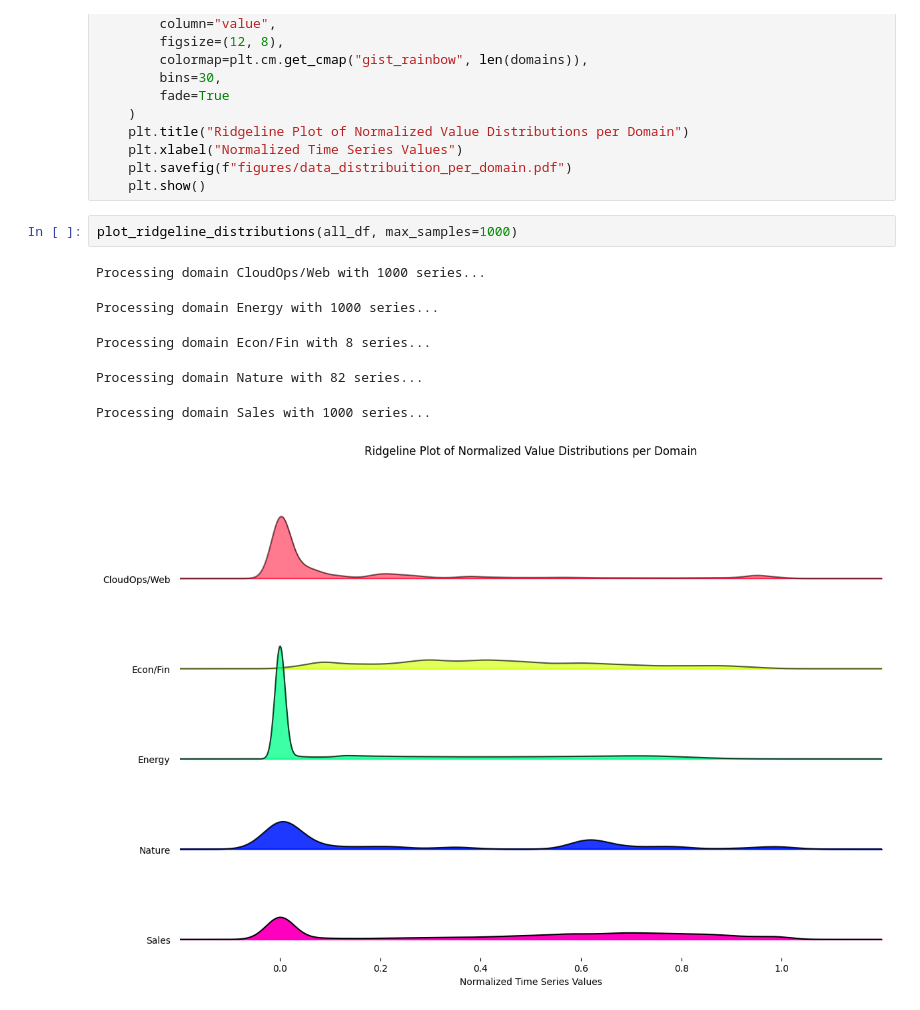
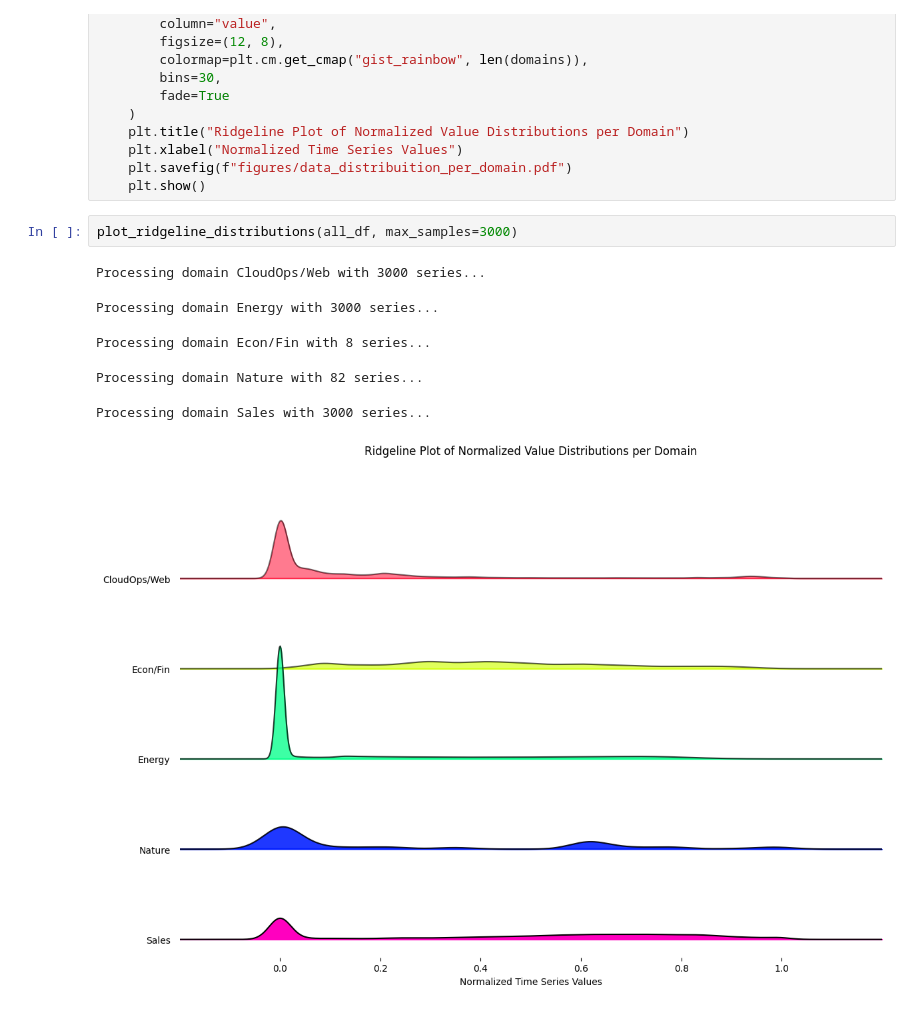
Before and after one commit to GiuliaGhisolfi/TSFM-ZeroShotEval, a Jupyter notebook: src/11_DataDistribuition.ipynb, the cells around one changed output. Cells and saved outputs as stored; diff of their text form.

```diff
--- a/src/11_DataDistribuition.ipynb
+++ b/src/11_DataDistribuition.ipynb
@@ -188,11 +188,11 @@ def plot_ridgeline_distributions(df, max_samples=1000):
     plt.savefig(f"figures/data_distribuition_per_domain.pdf")
     plt.show()
 # %%
-plot_ridgeline_distributions(all_df, max_samples=1000)
+plot_ridgeline_distributions(all_df, max_samples=3000)
 # %% [output]
-Processing domain CloudOps/Web with 1000 series...
+Processing domain CloudOps/Web with 3000 series...
-Processing domain Energy with 1000 series...
+Processing domain Energy with 3000 series...
 Processing domain Econ/Fin with 8 series...
 Processing domain Nature with 82 series...
-Processing domain Sales with 1000 series...
+Processing domain Sales with 3000 series...
-[figure, old version]
+[figure, new version]
```
Also changed, not shown: parts of 3 cells of this notebook, 1 other file.
